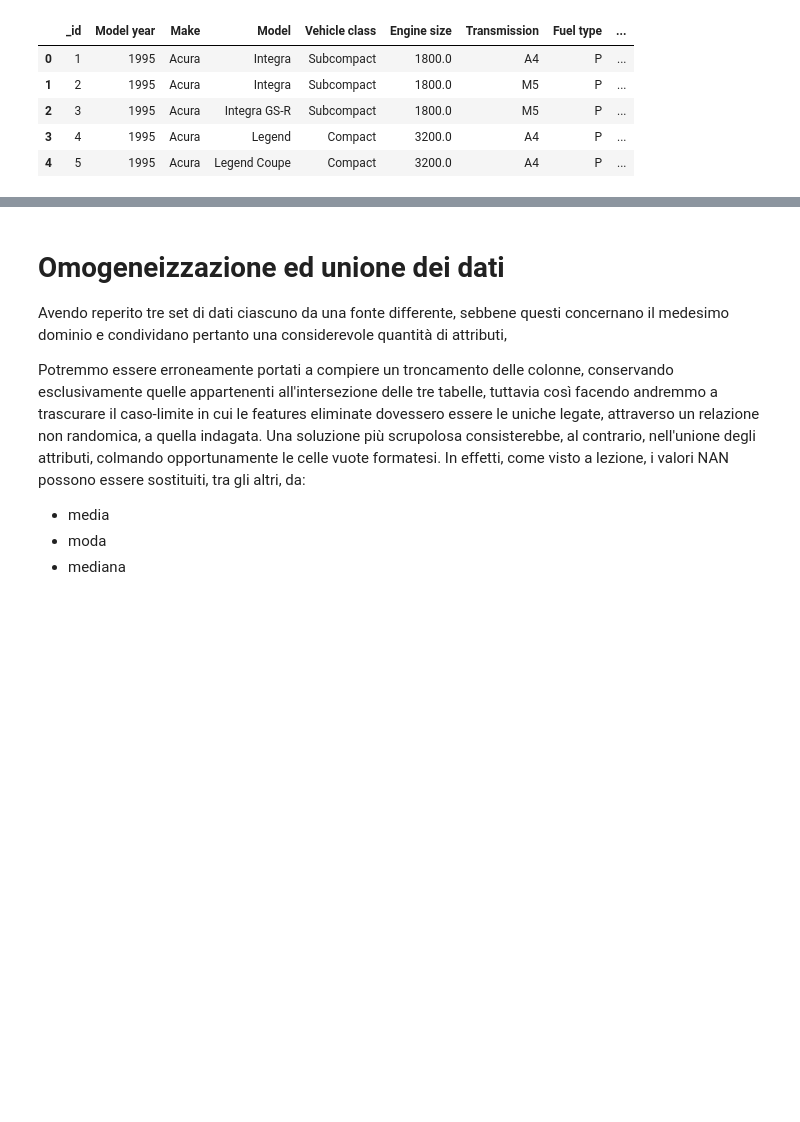
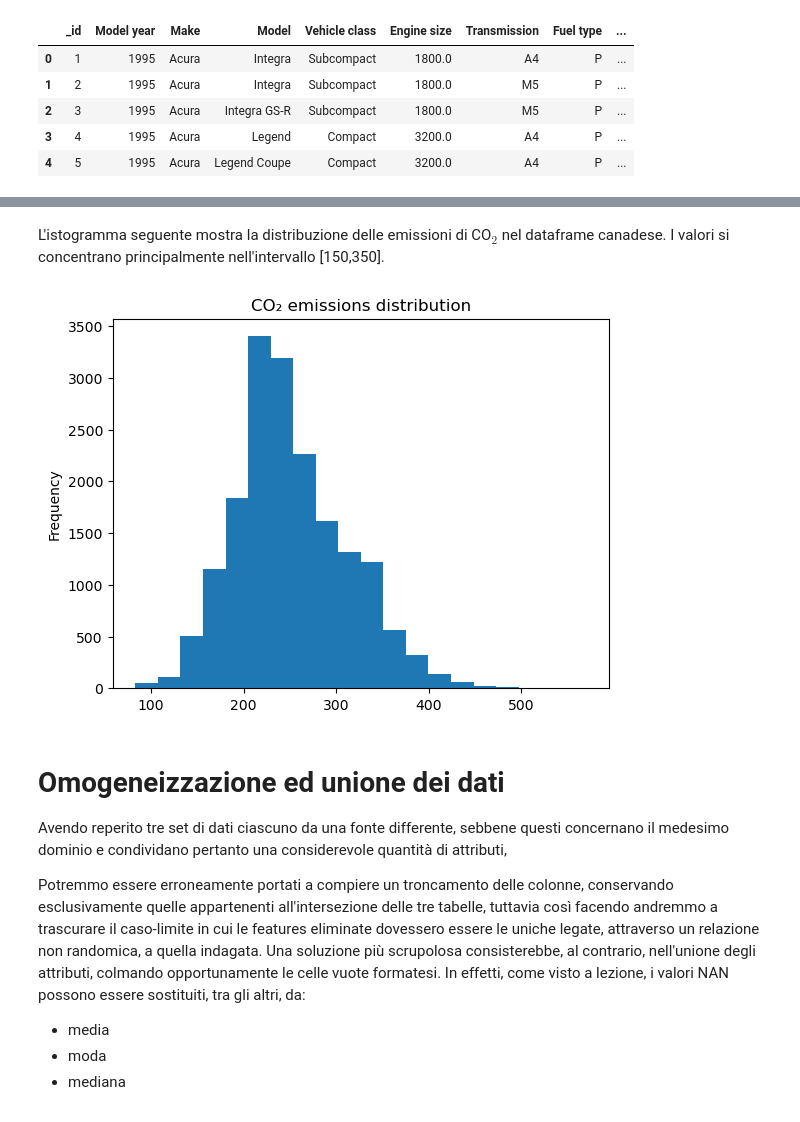
Before and after one commit to francesco-zatto/dia-project, a Jupyter notebook: car_emissions.ipynb, the cells around one changed output, grey strips where cells are left out. Drawn from its saved outputs; the diff is of its cells as text; code cells hidden in the pictures; blank space fills up the shorter version.

```diff
--- a/car_emissions.ipynb
+++ b/car_emissions.ipynb
@@ -162,3 +172,9 @@ canada_emissions_copy.head(5)
+# %% [markdown]
+L'istogramma seguente mostra la distribuzione delle emissioni di CO$_2$ nel dataframe canadese. I valori si concentrano principalmente nell'intervallo [150,350].
+# %%
+canada_emissions_copy["CO2 emissions (g/km)"].plot.hist(bins=20,title="CO\u2082 emissions distribution");
+# %% [output]
+[figure, added]
 # %% [markdown]
 # **Omogeneizzazione ed unione dei dati**
 Avendo reperito tre set di dati ciascuno da una fonte differente, sebbene questi concernano il medesimo dominio e condividano pertanto una considerevole quantità di attributi,
```
Also changed, not shown: parts of 3 cells of this notebook.
